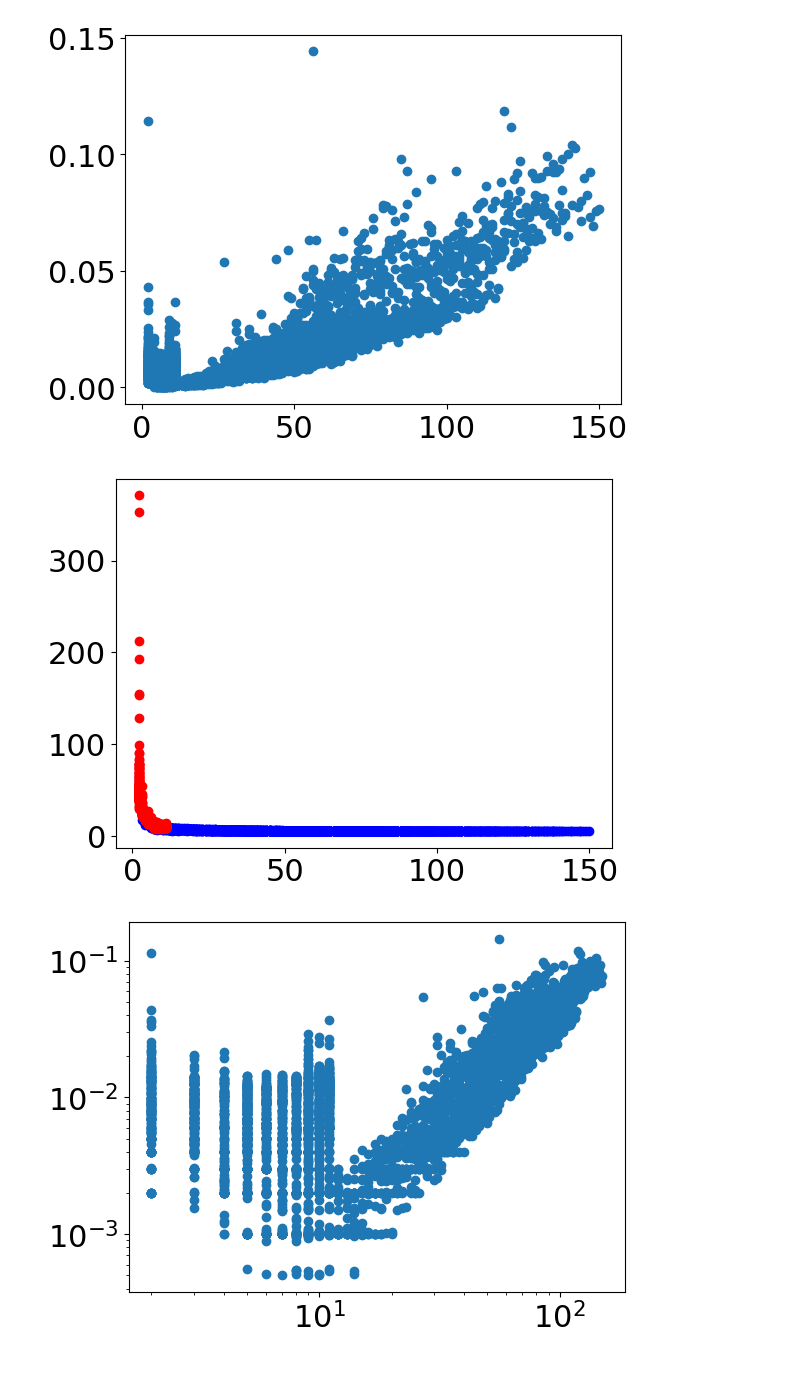
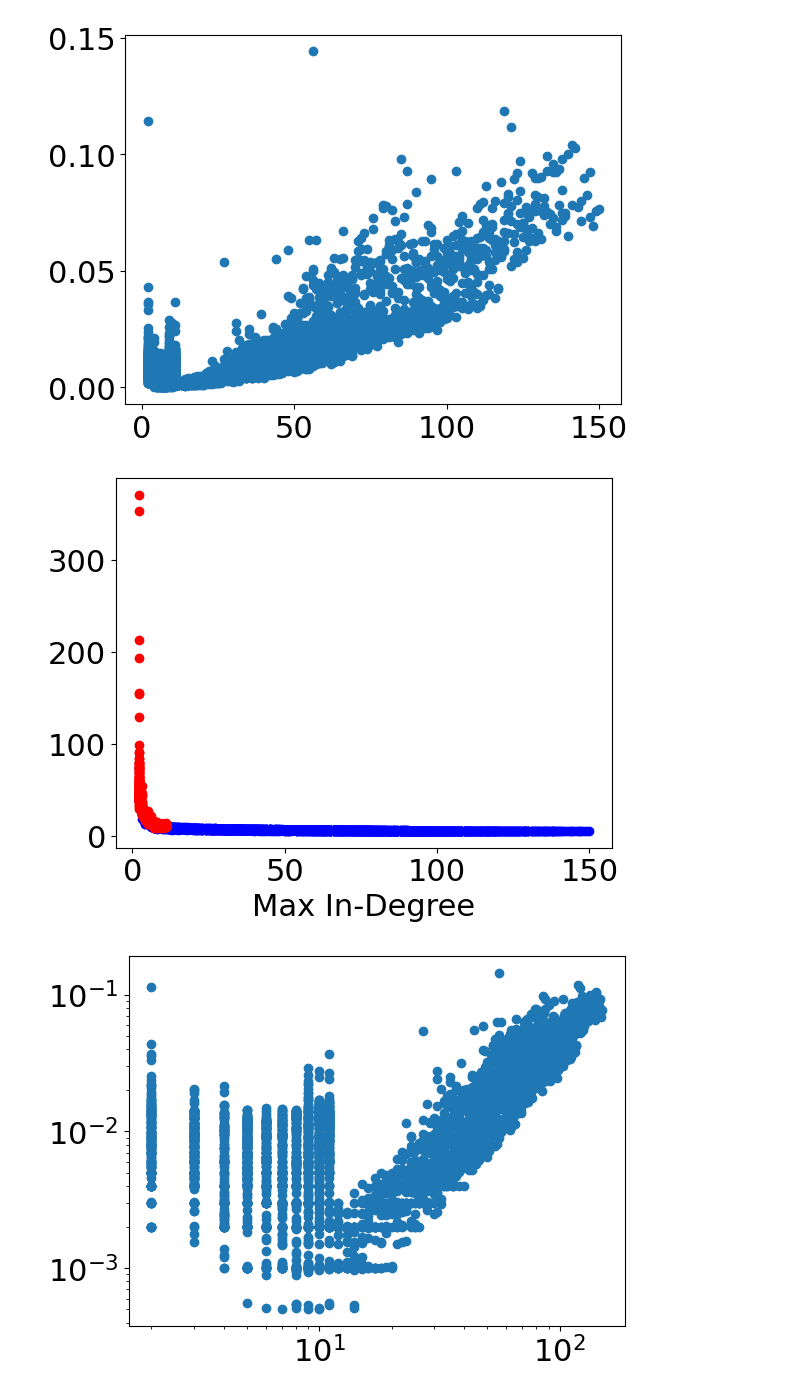
Before and after one commit to KalinD/ResearchProject, a Jupyter notebook: DataAnalysis.ipynb, the cells around one changed output. Drawn from its saved outputs; the diff is of its cells as text; code cells hidden in the pictures.

```diff
--- a/DataAnalysis.ipynb
+++ b/DataAnalysis.ipynb
@@ -29,15 +29,15 @@ plt.show()
 # %%
 fig, ax = plt.subplots()
 ax.scatter(x=data1['max_in_deg'], y=data1['convergence_iterations'], color="blue", label="First dataset")
 ax.scatter(x=data2['max_in_deg'], y=data2['convergence_iterations'], color="red", label="Second dataset")
 
 # plt.legend(loc='upper left')
-# plt.xlabel("Max In-Degree")
+plt.xlabel("Max In-Degree")
 # plt.ylabel("Number of Iterations")
 plt.savefig('photos/max_in.png', bbox_inches='tight')
 plt.show()
 # %% [output]
-[figure, old version]
+[figure, new version]
 # %%
 fig, ax = plt.subplots()
 ax.scatter(x=data['max_in_deg'], y=data['convergence_speed'])
```
Also changed, not shown: parts of 15 cells of this notebook, 1 other file.
